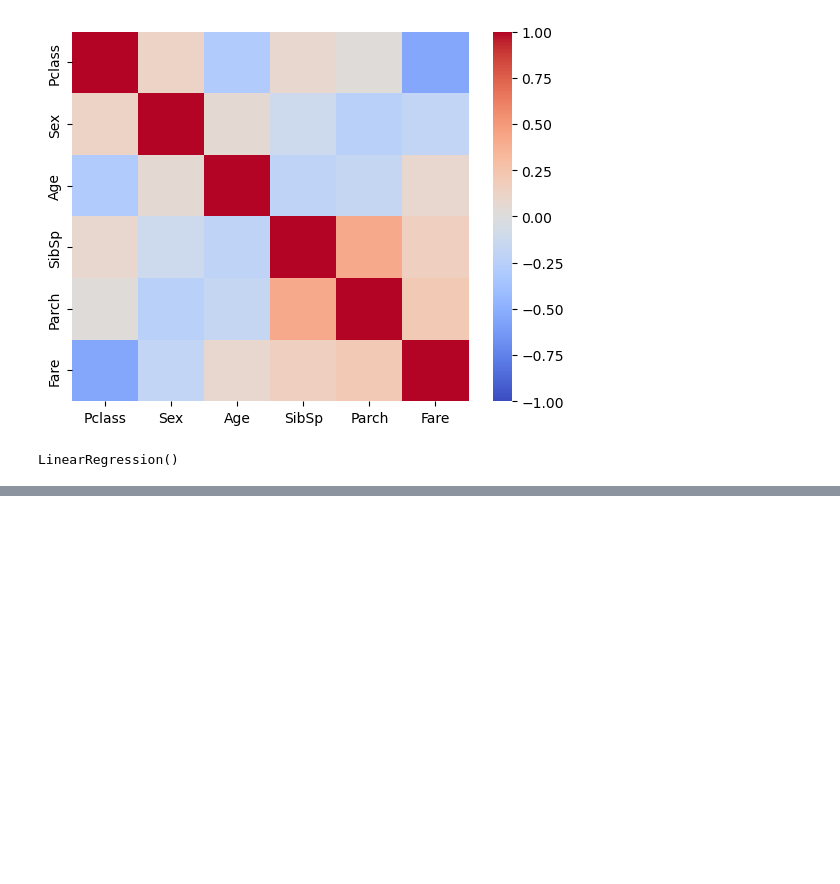
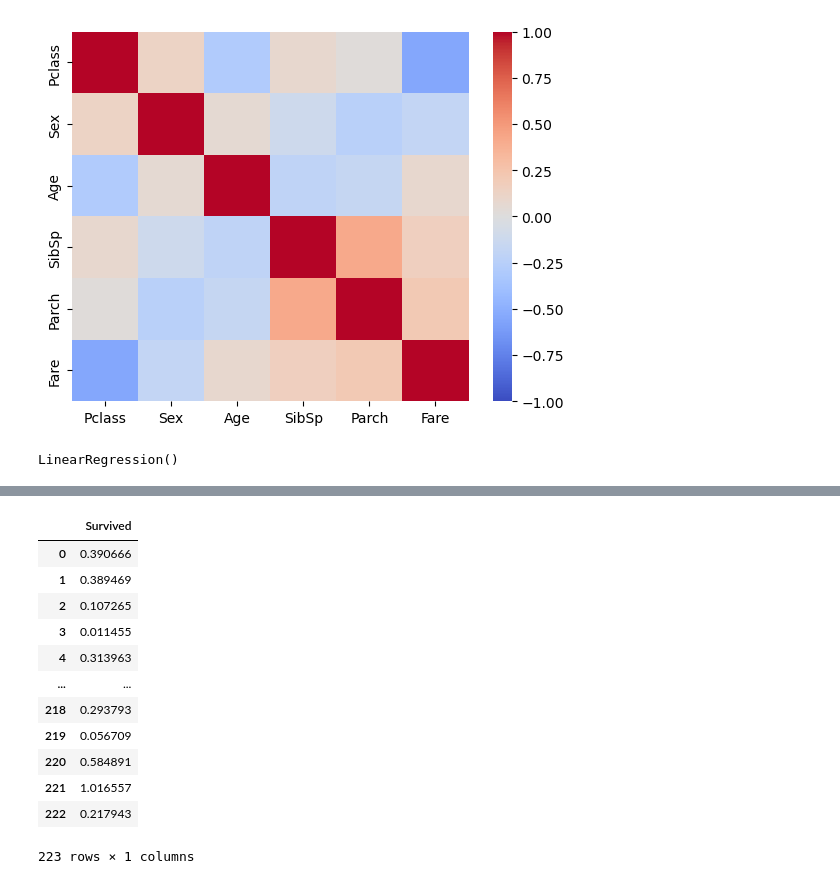
Before and after one commit to nivek14/Kaggle-Competitions, a Jupyter notebook: Titanic - Machine Learning from Disaster/titanic.ipynb, the cells around one changed output, grey strips where cells are left out. Saved outputs shown, nothing was run; the diff lists cells and outputs as text; code cells hidden in the pictures; blank space fills up the shorter version.

Commit message:
Titanic: Finalizando esqueleto principal do código
- o objetivo agora é melhorar as predições

```diff
--- a/Titanic - Machine Learning from Disaster/titanic.ipynb
+++ b/Titanic - Machine Learning from Disaster/titanic.ipynb
@@ -140,0 +145,4 @@ LinearRegression()
+# %%
+# predicoes
+y_pred = reg.predict(x_test)
+y_pred
@@ -140,0 +167,18 @@ LinearRegression()
+# %%
+# passando o vetor das predições para um dataframe
+survived_predictions = pd.DataFrame(y_pred, columns=['Survived'])
+survived_predictions
+# %% [output]
+|  | Survived |
+| 0 | 0.390666 |
+| 1 | 0.389469 |
+| 2 | 0.107265 |
+| 3 | 0.011455 |
+| 4 | 0.313963 |
+| ... | ... |
+| 218 | 0.293793 |
+| 219 | 0.056709 |
+| 220 | 0.584891 |
+| 221 | 1.016557 |
+| 222 | 0.217943 |
+223 rows × 1 columns
```
Also changed, not shown: parts of 10 cells of this notebook, 1 other file.
